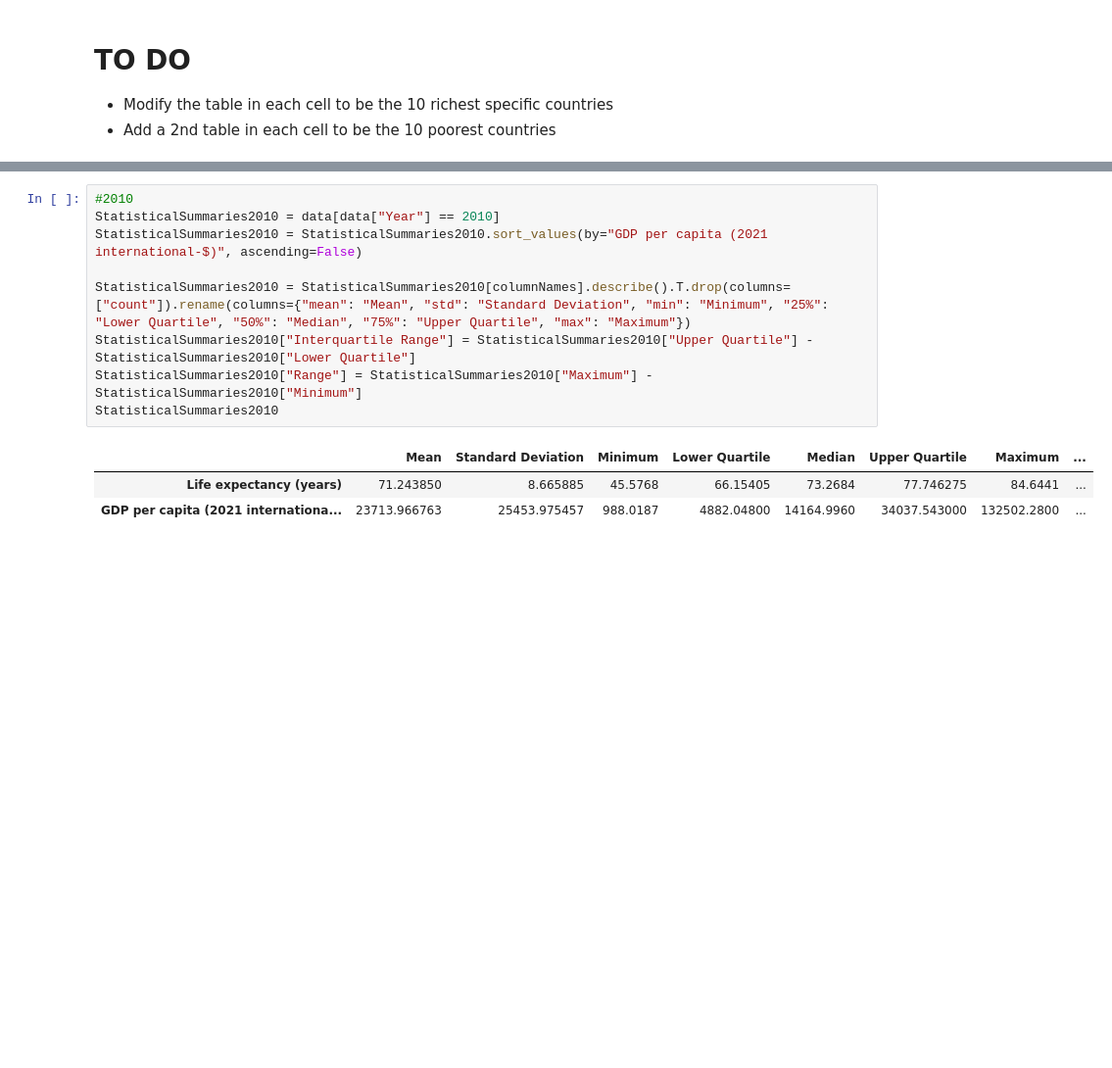
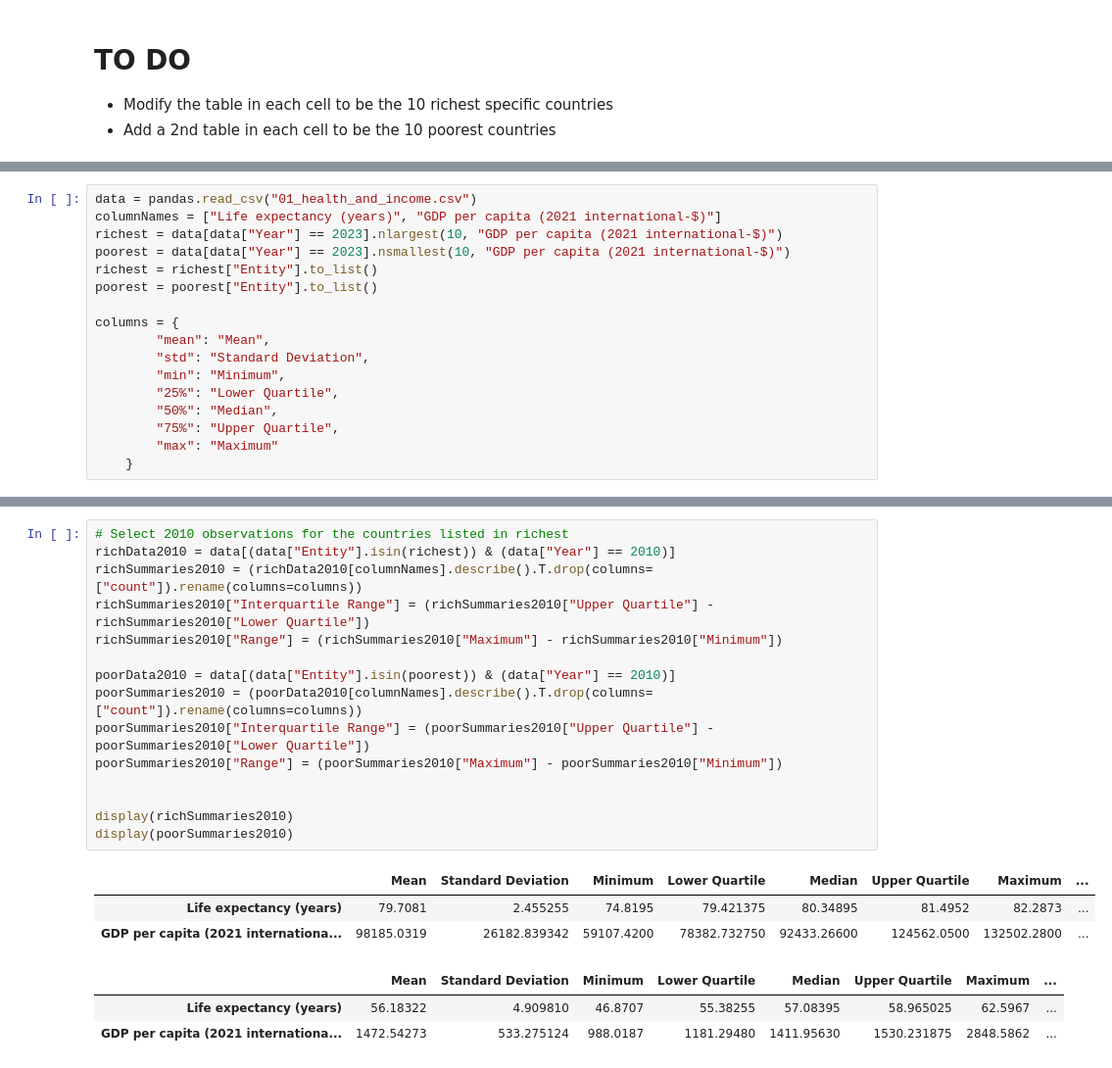
Before and after one commit to KabirS123/MGP, a Jupyter notebook: dataAnalysis.ipynb, the cells around one changed output, grey strips where cells are left out. Shown at 98% size. Saved outputs shown, nothing was run; the diff lists cells and outputs as text; blank space fills up the shorter version.

```diff
--- a/dataAnalysis.ipynb
+++ b/dataAnalysis.ipynb
@@ -11 +12,18 @@ import plotly.express as px
+# %%
+data = pandas.read_csv("01_health_and_income.csv")
+columnNames = ["Life expectancy (years)", "GDP per capita (2021 international-$)"]
+richest = data[data["Year"] == 2023].nlargest(10, "GDP per capita (2021 international-$)")
+poorest = data[data["Year"] == 2023].nsmallest(10, "GDP per capita (2021 international-$)")
+richest = richest["Entity"].to_list()
+poorest = poorest["Entity"].to_list()
+
+columns = {
+        "mean": "Mean",
+        "std": "Standard Deviation",
+        "min": "Minimum",
+        "25%": "Lower Quartile",
+        "50%": "Median",
+        "75%": "Upper Quartile",
+        "max": "Maximum"
+    }
 # %%
@@ -51,14 +86,23 @@ StatisticalSummaries2009
 # %%
-#2010
-StatisticalSummaries2010 = data[data["Year"] == 2010]
-StatisticalSummaries2010 = StatisticalSummaries2010.sort_values(by="GDP per capita (2021 international-$)", ascending=False)
+# Select 2010 observations for the countries listed in richest
+richData2010 = data[(data["Entity"].isin(richest)) & (data["Year"] == 2010)]
+richSummaries2010 = (richData2010[columnNames].describe().T.drop(columns=["count"]).rename(columns=columns))
+richSummaries2010["Interquartile Range"] = (richSummaries2010["Upper Quartile"] - richSummaries2010["Lower Quartile"])
+richSummaries2010["Range"] = (richSummaries2010["Maximum"] - richSummaries2010["Minimum"])
 
-StatisticalSummaries2010 = StatisticalSummaries2010[columnNames].describe().T.drop(columns=["count"]).rename(columns={"mean": "Mean", "std": "Standard Deviation", "min": "Minimum", "25%": "Lower Quartile", "50%": "Median", "75%": "Upper Quartile", "max": "Maximum"})
-StatisticalSummaries2010["Interquartile Range"] = StatisticalSummaries2010["Upper Quartile"] - StatisticalSummaries2010["Lower Quartile"]
-StatisticalSummaries2010["Range"] = StatisticalSummaries2010["Maximum"] - StatisticalSummaries2010["Minimum"]
-StatisticalSummaries2010
+poorData2010 = data[(data["Entity"].isin(poorest)) & (data["Year"] == 2010)]
+poorSummaries2010 = (poorData2010[columnNames].describe().T.drop(columns=["count"]).rename(columns=columns))
+poorSummaries2010["Interquartile Range"] = (poorSummaries2010["Upper Quartile"] - poorSummaries2010["Lower Quartile"])
+poorSummaries2010["Range"] = (poorSummaries2010["Maximum"] - poorSummaries2010["Minimum"])
+
+
+display(richSummaries2010)
+display(poorSummaries2010)
 # %% [output]
 |  | Mean | Standard Deviation | Minimum | Lower Quartile | Median | Upper Quartile | Maximum | ... |
-| Life expectancy (years) | 71.243850 | 8.665885 | 45.5768 | 66.15405 | 73.2684 | 77.746275 | 84.6441 | ... |
-| GDP per capita (2021 internationa... | 23713.966763 | 25453.975457 | 988.0187 | 4882.04800 | 14164.9960 | 34037.543000 | 132502.2800 | ... |
+| Life expectancy (years) | 79.7081 | 2.455255 | 74.8195 | 79.421375 | 80.34895 | 81.4952 | 82.2873 | ... |
+| GDP per capita (2021 internationa... | 98185.0319 | 26182.839342 | 59107.4200 | 78382.732750 | 92433.26600 | 124562.0500 | 132502.2800 | ... |
+|  | Mean | Standard Deviation | Minimum | Lower Quartile | Median | Upper Quartile | Maximum | ... |
+| Life expectancy (years) | 56.18322 | 4.909810 | 46.8707 | 55.38255 | 57.08395 | 58.965025 | 62.5967 | ... |
+| GDP per capita (2021 internationa... | 1472.54273 | 533.275124 | 988.0187 | 1181.29480 | 1411.95630 | 1530.231875 | 2848.5862 | ... |
 # %%
```
Also changed, not shown: parts of 17 cells of this notebook.
